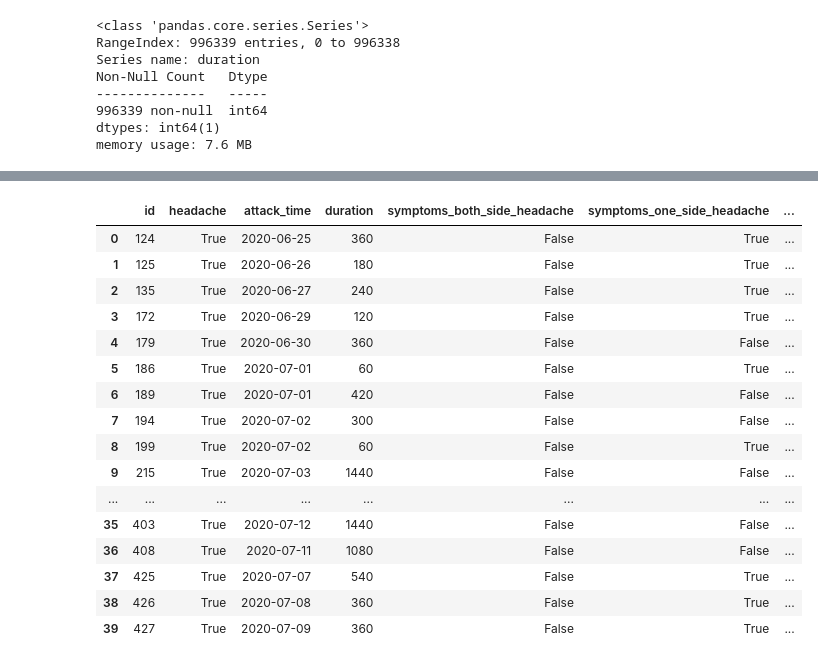
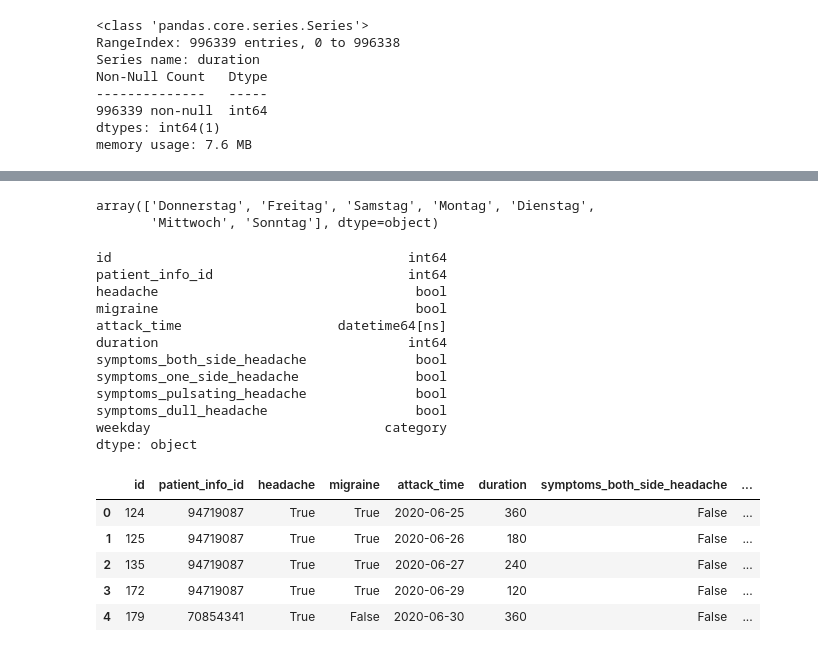
Before and after one commit to kkumar06-tech/Data_Analysis, a Jupyter notebook: Attack_V1.ipynb, the cells around one changed output, grey strips where cells are left out. Drawn from its saved outputs; the diff is of its cells as text; code cells hidden in the pictures.

Commit message:
Data Cleaning complete(Attack data with visits and app_only)

```diff
--- a/Attack_V1.ipynb
+++ b/Attack_V1.ipynb
@@ -6,5 +25,5 @@ import seaborn as sb
 # %%
-df = pd.read_csv("dataset/Attacks_V1_02-03-2026.csv", on_bad_lines='skip', sep=';', low_memory=False)
+df = pd.read_csv("dataset/attack/Attacks_V1_02-03-2026.csv",sep=';', low_memory=False)
 # %%
 df.shape
 # %% [output]
@@ -55,4 +105,4 @@ memory usage: 7.6 MB
 # %%
-relevant_columns=["id","headache","attack_time","duration","symptoms_both_side_headache", "symptoms_one_side_headache",
+relevant_columns=["id","patient_info_id","headache","migraine","attack_time","duration","symptoms_both_side_headache", "symptoms_one_side_headache",
        "symptoms_pulsating_headache", "symptoms_dull_headache","weekday"]
-req_df=df[relevant_columns]
+req_df=df[relevant_columns].copy()
@@ -59,20 +126,32 @@ req_df=df[relevant_columns]
+# %%
+req_df["attack_time"] = pd.to_datetime(req_df["attack_time"])
+req_df["weekday"].unique()
+# %% [output]
+array(['Donnerstag', 'Freitag', 'Samstag', 'Montag', 'Dienstag',
+       'Mittwoch', 'Sonntag'], dtype=object)
+# %%
+order = ["Montag","Dienstag","Mittwoch","Donnerstag","Freitag","Samstag","Sonntag"]
+req_df["weekday"] = pd.Categorical(req_df["weekday"], categories=order, ordered=True)
+req_df.dtypes
+# %% [output]
+id                                      int64
+patient_info_id                         int64
+headache                                 bool
+migraine                                 bool
+attack_time                    datetime64[ns]
+duration                                int64
+symptoms_both_side_headache              bool
+symptoms_one_side_headache               bool
+symptoms_pulsating_headache              bool
+symptoms_dull_headache                   bool
+weekday                              category
+dtype: object
 # %%
-req_df.head(40)
+req_df.head(5)
 # %% [output]
-|  | id | headache | attack_time | duration | symptoms_both_side_headache | symptoms_one_side_headache | ... |
-| 0 | 124 | True | 2020-06-25 | 360 | False | True | ... |
-| 1 | 125 | True | 2020-06-26 | 180 | False | True | ... |
-| 2 | 135 | True | 2020-06-27 | 240 | False | True | ... |
-| 3 | 172 | True | 2020-06-29 | 120 | False | True | ... |
-| 4 | 179 | True | 2020-06-30 | 360 | False | False | ... |
-| 5 | 186 | True | 2020-07-01 | 60 | False | True | ... |
-| 6 | 189 | True | 2020-07-01 | 420 | False | False | ... |
-| 7 | 194 | True | 2020-07-02 | 300 | False | False | ... |
-| 8 | 199 | True | 2020-07-02 | 60 | False | True | ... |
-| 9 | 215 | True | 2020-07-03 | 1440 | False | False | ... |
-| ... | ... | ... | ... | ... | ... | ... | ... |
-| 35 | 403 | True | 2020-07-12 | 1440 | False | False | ... |
-| 36 | 408 | True | 2020-07-11 | 1080 | False | False | ... |
-| 37 | 425 | True | 2020-07-07 | 540 | False | True | ... |
-| 38 | 426 | True | 2020-07-08 | 360 | False | True | ... |
-| 39 | 427 | True | 2020-07-09 | 360 | False | True | ... |
+|  | id | patient_info_id | headache | migraine | attack_time | duration | symptoms_both_side_headache | ... |
+| 0 | 124 | 94719087 | True | True | 2020-06-25 | 360 | False | ... |
+| 1 | 125 | 94719087 | True | True | 2020-06-26 | 180 | False | ... |
+| 2 | 135 | 94719087 | True | True | 2020-06-27 | 240 | False | ... |
+| 3 | 172 | 94719087 | True | True | 2020-06-29 | 120 | False | ... |
+| 4 | 179 | 70854341 | True | False | 2020-06-30 | 360 | False | ... |
```
Also changed, not shown: parts of 18 cells of this notebook, 4 other files.
